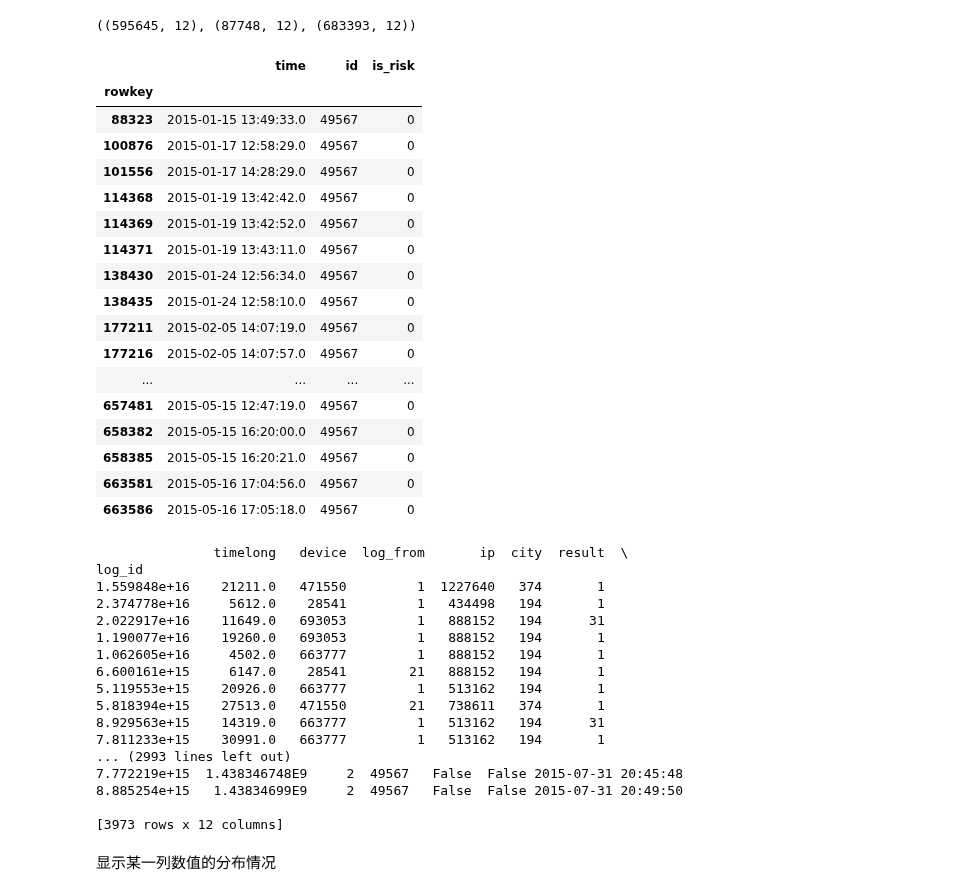
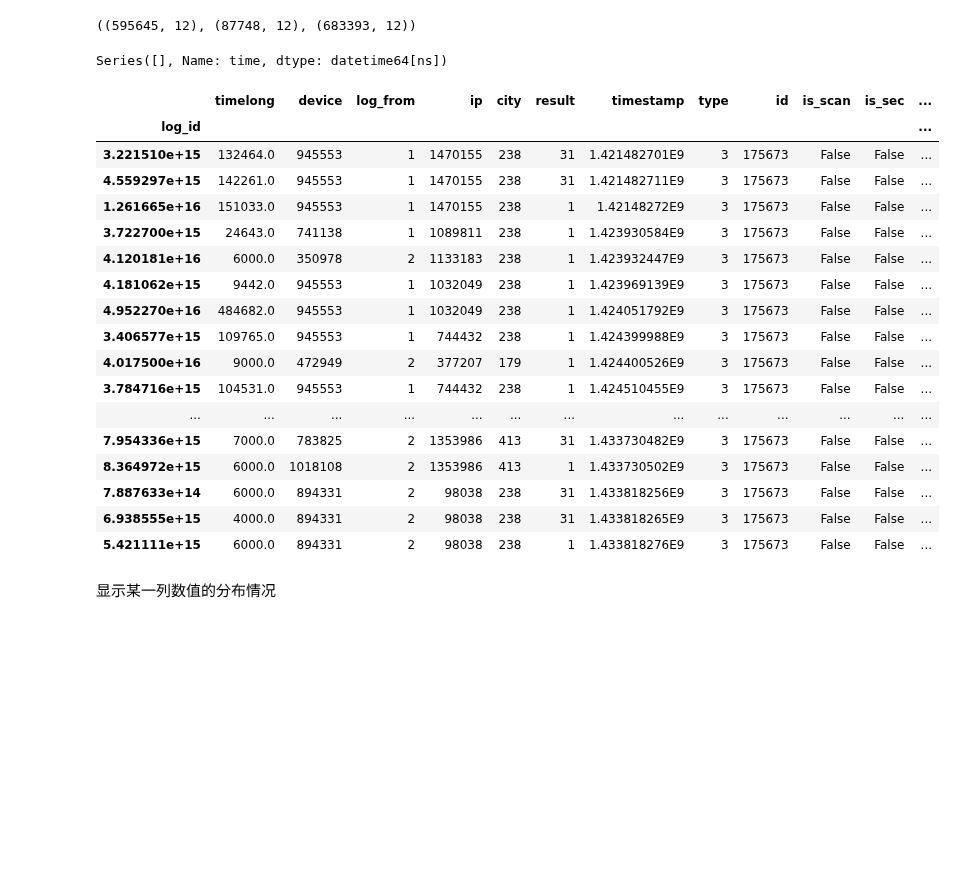
Before and after one commit to tusonggao/Kaggle_code, a Jupyter notebook: jd_contest/jd_contest.ipynb, the cells around one changed output. Saved outputs shown, nothing was run; the diff lists cells and outputs as text; code cells hidden in the pictures; blank space fills up the shorter version.

```diff
--- a/jd_contest/jd_contest.ipynb
+++ b/jd_contest/jd_contest.ipynb
@@ -29,54 +29,41 @@ login_df['result'].unique()
 login_df['id'].unique()
 len(login_df['city'].unique()), len(login_df.index)
 trade_df.count()
-trade_df[trade_df.id=='49567'].sort_values(by='time', ascending = True)
+trade_df[trade_df.id=='175673'].sort_values(by='time', ascending = True)  # 174422
+
+last_device_time = merged_login_df['time'][merged_login_df.device==333333333]
+print(last_device_time)
 # %% [output]
-|  | time | id | is_risk |
-| rowkey |  |  |  |
-| 88323 | 2015-01-15 13:49:33.0 | 49567 | 0 |
-| 100876 | 2015-01-17 12:58:29.0 | 49567 | 0 |
-| 101556 | 2015-01-17 14:28:29.0 | 49567 | 0 |
-| 114368 | 2015-01-19 13:42:42.0 | 49567 | 0 |
-| 114369 | 2015-01-19 13:42:52.0 | 49567 | 0 |
-| 114371 | 2015-01-19 13:43:11.0 | 49567 | 0 |
-| 138430 | 2015-01-24 12:56:34.0 | 49567 | 0 |
-| 138435 | 2015-01-24 12:58:10.0 | 49567 | 0 |
-| 177211 | 2015-02-05 14:07:19.0 | 49567 | 0 |
-| 177216 | 2015-02-05 14:07:57.0 | 49567 | 0 |
-| ... | ... | ... | ... |
-| 657481 | 2015-05-15 12:47:19.0 | 49567 | 0 |
-| 658382 | 2015-05-15 16:20:00.0 | 49567 | 0 |
-| 658385 | 2015-05-15 16:20:21.0 | 49567 | 0 |
-| 663581 | 2015-05-16 17:04:56.0 | 49567 | 0 |
-| 663586 | 2015-05-16 17:05:18.0 | 49567 | 0 |
+Series([], Name: time, dtype: datetime64[ns])
 # %%
-merged_login_df[merged_login_df.id=='49567'].sort_values(by='time', ascending = True)
-# merged_login_df[merged_login_df.device==998778].sort_values(by='time', ascending = True)
-# merged_login_df[merged_login_df.ip==861771].sort_values(by='time', ascending = True)
+merged_login_df[merged_login_df.id=='175673'].sort_values(by='time', ascending = True)
+#merged_login_df[merged_login_df.device==176753].sort_values(by='time', ascending = True)
+# merged_login_df[merged_login_df.ip==513408].sort_values(by='time', ascending = True)
 # merged_login_df[merged_login_df.city==238].sort_values(by='time', ascending = True)
 # merged_login_df[merged_login_df.device==731595].sort_values(by='time', ascending = True)
 # merged_login_df[merged_login_df.device==731595].sort_values(by='time', ascending = True)
 # merged_login_df[merged_login_df.result==6].sort_values(by='time', ascending = True)
-# merged_login_df[merged_login_df.timelong>=1593400.0].sort_values(by='time', ascending = True)
+#merged_login_df[merged_login_df.timelong>=45739.0].sort_values(by='time', ascending = True)
 # login_test_df[merged_login_df.device==1059981].sort_values(by='time', ascending = True)
 # %% [output]
-               timelong   device  log_from       ip  city  result  \
-log_id
-1.559848e+16    21211.0   471550         1  1227640   374       1
-2.374778e+16     5612.0    28541         1   434498   194       1
-2.022917e+16    11649.0   693053         1   888152   194      31
-1.190077e+16    19260.0   693053         1   888152   194       1
-1.062605e+16     4502.0   663777         1   888152   194       1
-6.600161e+15     6147.0    28541        21   888152   194       1
-5.119553e+15    20926.0   663777         1   513162   194       1
-5.818394e+15    27513.0   471550        21   738611   374       1
-8.929563e+15    14319.0   663777         1   513162   194      31
-7.811233e+15    30991.0   663777         1   513162   194       1
-... (2993 lines left out)
-7.772219e+15  1.438346748E9     2  49567   False  False 2015-07-31 20:45:48
-8.885254e+15   1.43834699E9     2  49567   False  False 2015-07-31 20:49:50
-
-[3973 rows x 12 columns]
+|  | timelong | device | log_from | ip | city | result | timestamp | type | id | is_scan | is_sec | ... |
+| log_id |  |  |  |  |  |  |  |  |  |  |  | ... |
+| 3.221510e+15 | 132464.0 | 945553 | 1 | 1470155 | 238 | 31 | 1.421482701E9 | 3 | 175673 | False | False | ... |
+| 4.559297e+15 | 142261.0 | 945553 | 1 | 1470155 | 238 | 31 | 1.421482711E9 | 3 | 175673 | False | False | ... |
+| 1.261665e+16 | 151033.0 | 945553 | 1 | 1470155 | 238 | 1 | 1.42148272E9 | 3 | 175673 | False | False | ... |
+| 3.722700e+15 | 24643.0 | 741138 | 1 | 1089811 | 238 | 1 | 1.423930584E9 | 3 | 175673 | False | False | ... |
+| 4.120181e+16 | 6000.0 | 350978 | 2 | 1133183 | 238 | 1 | 1.423932447E9 | 3 | 175673 | False | False | ... |
+| 4.181062e+15 | 9442.0 | 945553 | 1 | 1032049 | 238 | 1 | 1.423969139E9 | 3 | 175673 | False | False | ... |
+| 4.952270e+16 | 484682.0 | 945553 | 1 | 1032049 | 238 | 1 | 1.424051792E9 | 3 | 175673 | False | False | ... |
+| 3.406577e+15 | 109765.0 | 945553 | 1 | 744432 | 238 | 1 | 1.424399988E9 | 3 | 175673 | False | False | ... |
+| 4.017500e+16 | 9000.0 | 472949 | 2 | 377207 | 179 | 1 | 1.424400526E9 | 3 | 175673 | False | False | ... |
+| 3.784716e+15 | 104531.0 | 945553 | 1 | 744432 | 238 | 1 | 1.424510455E9 | 3 | 175673 | False | False | ... |
+| ... | ... | ... | ... | ... | ... | ... | ... | ... | ... | ... | ... | ... |
+| 7.954336e+15 | 7000.0 | 783825 | 2 | 1353986 | 413 | 31 | 1.433730482E9 | 3 | 175673 | False | False | ... |
+| 8.364972e+15 | 6000.0 | 1018108 | 2 | 1353986 | 413 | 1 | 1.433730502E9 | 3 | 175673 | False | False | ... |
+| 7.887633e+14 | 6000.0 | 894331 | 2 | 98038 | 238 | 31 | 1.433818256E9 | 3 | 175673 | False | False | ... |
+| 6.938555e+15 | 4000.0 | 894331 | 2 | 98038 | 238 | 31 | 1.433818265E9 | 3 | 175673 | False | False | ... |
+| 5.421111e+15 | 6000.0 | 894331 | 2 | 98038 | 238 | 1 | 1.433818276E9 | 3 | 175673 | False | False | ... |
 # %% [markdown]
 显示某一列数值的分布情况
 # %%
```
Also changed, not shown: parts of 2 cells of this notebook, 1 other file.
